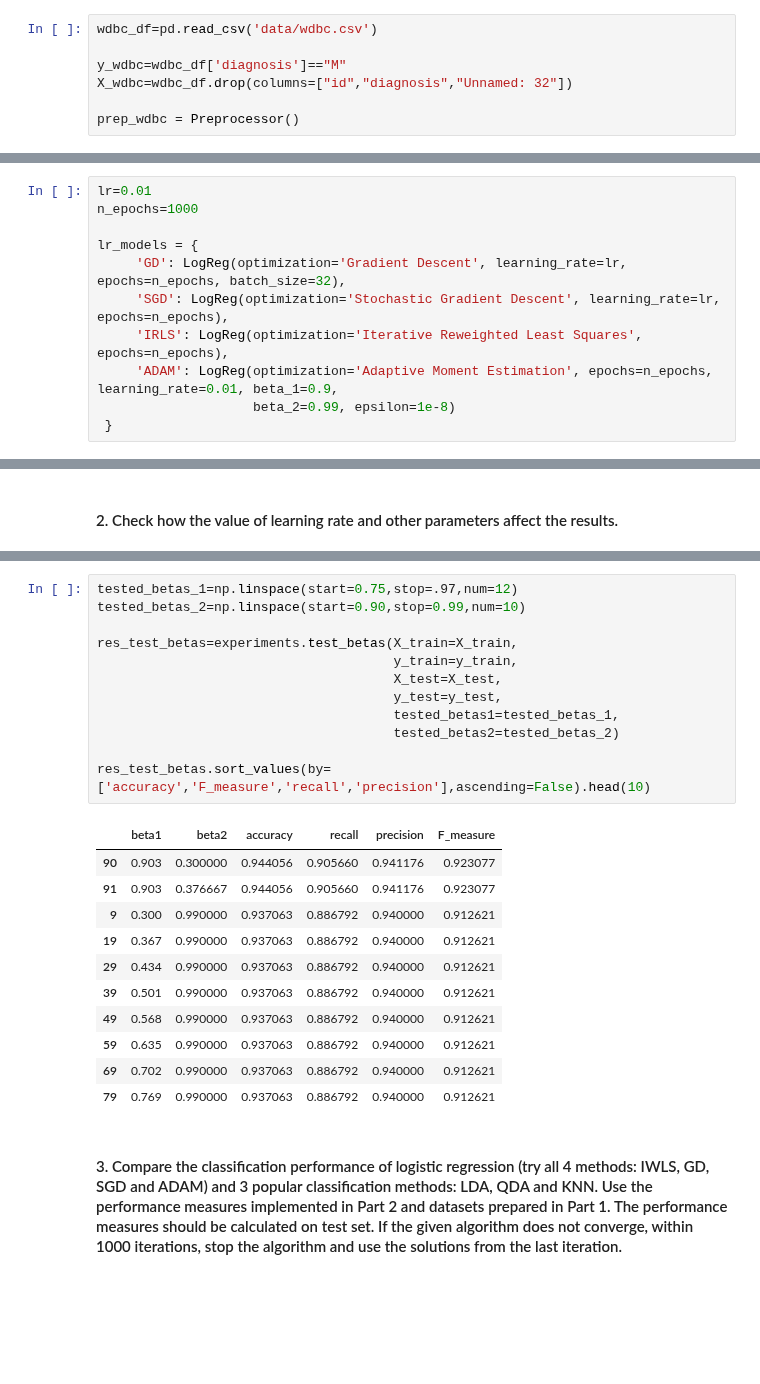
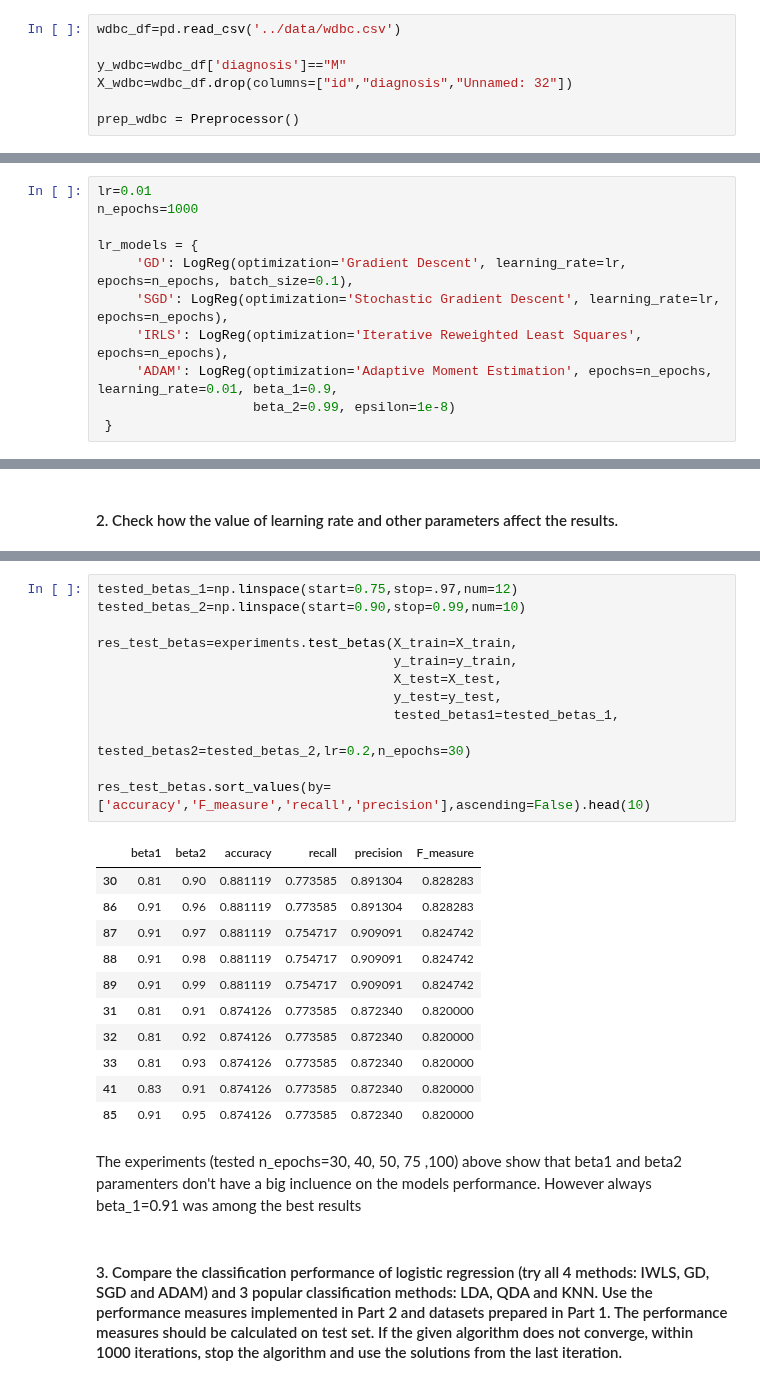
Before and after one commit to pawel99k/AML2022, a Jupyter notebook: Project1/experiments/Wdbc_experiments.ipynb, the cells around one changed output, grey strips where cells are left out. Drawn from its saved outputs; the diff is of its cells as text; blank space fills up the shorter version.

```diff
--- a/Project1/experiments/Wdbc_experiments.ipynb
+++ b/Project1/experiments/Wdbc_experiments.ipynb
@@ -29,7 +29,7 @@ import experiments
 # %% [markdown]
 ### Loading data
 # %%
-wdbc_df=pd.read_csv('data/wdbc.csv')
+wdbc_df=pd.read_csv('../data/wdbc.csv')
 
 y_wdbc=wdbc_df['diagnosis']=="M"
 X_wdbc=wdbc_df.drop(columns=["id","diagnosis","Unnamed: 32"])
@@ -72,7 +72,7 @@ lr=0.01
 n_epochs=1000
 
 lr_models = {
-     'GD': LogReg(optimization='Gradient Descent', learning_rate=lr, epochs=n_epochs, batch_size=32),
+     'GD': LogReg(optimization='Gradient Descent', learning_rate=lr, epochs=n_epochs, batch_size=0.1),
      'SGD': LogReg(optimization='Stochastic Gradient Descent', learning_rate=lr, epochs=n_epochs),
      'IRLS': LogReg(optimization='Iterative Reweighted Least Squares', epochs=n_epochs),
      'ADAM': LogReg(optimization='Adaptive Moment Estimation', epochs=n_epochs, learning_rate=0.01, beta_1=0.9,
@@ -134,26 +132,28 @@ res_test_learning_rates[res_test_learning_rates['method']=='ADAM'].sort_values(b
 # %%
 tested_betas_1=np.linspace(start=0.75,stop=.97,num=12)
 tested_betas_2=np.linspace(start=0.90,stop=0.99,num=10)
 
 res_test_betas=experiments.test_betas(X_train=X_train,
                                       y_train=y_train,
                                       X_test=X_test,
                                       y_test=y_test,
                                       tested_betas1=tested_betas_1,
-                                      tested_betas2=tested_betas_2)
+                                      tested_betas2=tested_betas_2,lr=0.2,n_epochs=30)
 
 res_test_betas.sort_values(by=['accuracy','F_measure','recall','precision'],ascending=False).head(10)
 # %% [output]
 |  | beta1 | beta2 | accuracy | recall | precision | F_measure |
-| 90 | 0.903 | 0.300000 | 0.944056 | 0.905660 | 0.941176 | 0.923077 |
-| 91 | 0.903 | 0.376667 | 0.944056 | 0.905660 | 0.941176 | 0.923077 |
-| 9 | 0.300 | 0.990000 | 0.937063 | 0.886792 | 0.940000 | 0.912621 |
-| 19 | 0.367 | 0.990000 | 0.937063 | 0.886792 | 0.940000 | 0.912621 |
-| 29 | 0.434 | 0.990000 | 0.937063 | 0.886792 | 0.940000 | 0.912621 |
-| 39 | 0.501 | 0.990000 | 0.937063 | 0.886792 | 0.940000 | 0.912621 |
-| 49 | 0.568 | 0.990000 | 0.937063 | 0.886792 | 0.940000 | 0.912621 |
-| 59 | 0.635 | 0.990000 | 0.937063 | 0.886792 | 0.940000 | 0.912621 |
-| 69 | 0.702 | 0.990000 | 0.937063 | 0.886792 | 0.940000 | 0.912621 |
-| 79 | 0.769 | 0.990000 | 0.937063 | 0.886792 | 0.940000 | 0.912621 |
+| 30 | 0.81 | 0.90 | 0.881119 | 0.773585 | 0.891304 | 0.828283 |
+| 86 | 0.91 | 0.96 | 0.881119 | 0.773585 | 0.891304 | 0.828283 |
+| 87 | 0.91 | 0.97 | 0.881119 | 0.754717 | 0.909091 | 0.824742 |
+| 88 | 0.91 | 0.98 | 0.881119 | 0.754717 | 0.909091 | 0.824742 |
+| 89 | 0.91 | 0.99 | 0.881119 | 0.754717 | 0.909091 | 0.824742 |
+| 31 | 0.81 | 0.91 | 0.874126 | 0.773585 | 0.872340 | 0.820000 |
+| 32 | 0.81 | 0.92 | 0.874126 | 0.773585 | 0.872340 | 0.820000 |
+| 33 | 0.81 | 0.93 | 0.874126 | 0.773585 | 0.872340 | 0.820000 |
+| 41 | 0.83 | 0.91 | 0.874126 | 0.773585 | 0.872340 | 0.820000 |
+| 85 | 0.91 | 0.95 | 0.874126 | 0.773585 | 0.872340 | 0.820000 |
+# %% [markdown]
+The experiments (tested n_epochs=30, 40, 50, 75 ,100) above show that beta1 and beta2 paramenters don't have a big incluence on the models performance. However always beta_1=0.91 was among the best results
 # %% [markdown]
 #### 3. Compare the classification performance of logistic regression (try all 4 methods: IWLS, GD, SGD and ADAM) and 3 popular classification methods: LDA, QDA and KNN. Use the performance measures implemented in Part 2 and datasets prepared in Part 1. The performance measures should be calculated on test set. If the given algorithm does not converge, within 1000 iterations, stop the algorithm and use the solutions from the last iteration.
```
Also changed, not shown: parts of 11 cells of this notebook, 4 other files.
